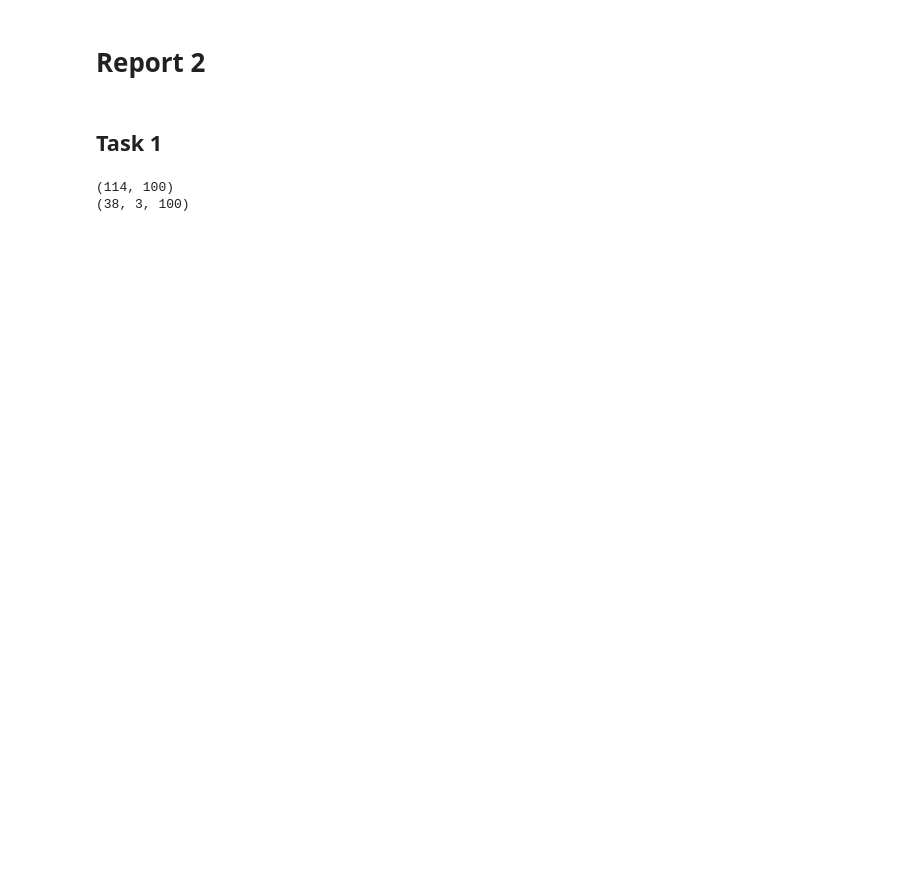
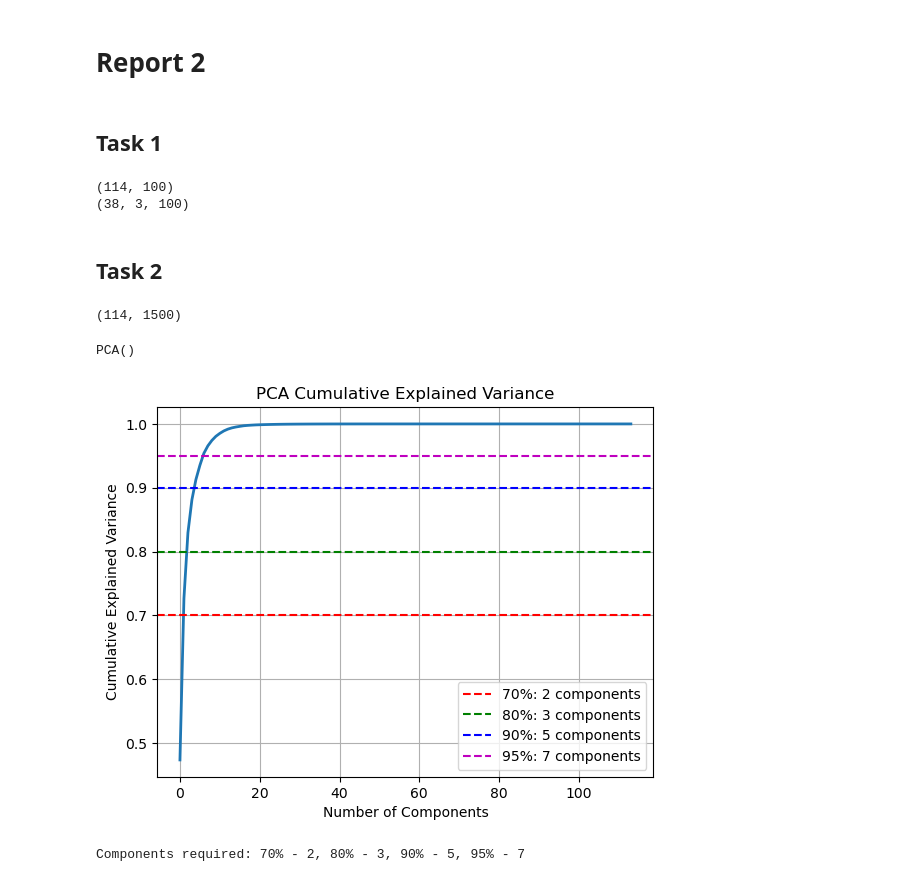
Before and after one commit to Rohan-Pandey1729/AMATH482, a Jupyter notebook: Report 2/Code.ipynb, the cells around one changed output. Cells and saved outputs as stored; diff of their text form; code cells hidden in the pictures; blank space fills up the shorter version.

Commit message:
Finished Tasks 1 and 2

```diff
--- a/Report 2/Code.ipynb
+++ b/Report 2/Code.ipynb
@@ -63,3 +63,53 @@ images[0].save(filename + '.gif', save_all=True, append_images=images[1:], durat
 
 for n in range(1, xyz.shape[2]):
     os.remove(f"{n}.png")
+# %% [markdown]
+## Task 2
+# %%
+from sklearn.decomposition import PCA
+import glob
+
+movements = ["jumping", "running", "walking"]
+
+X_train = []
+for movement in movements:
+    files = sorted(glob.glob(f'hw2data/train/{movement}_*.npy'))
+    for file in files:
+        data = np.load(file)
+        X_train.append(data)
+X_train = np.hstack(X_train) # (114, 1500)
+
+print(X_train.shape)
+
+X = X_train.T
+
+
+pca1 = PCA()
+pca1.fit(X)
+# %% [output]
+(114, 1500)
+PCA()
+# %%
+cumulative_var = np.cumsum(pca1.explained_variance_ratio_)
+
+# Remember you need to find the explained variance ratio to determine how much of the total variance is captured/explained by each component
+
+thresholds = [0.7, 0.8, 0.9, 0.95]
+k_values = [np.argmax(cumulative_var >= t) + 1 for t in thresholds]
+
+plt.figure()
+plt.plot(cumulative_var, linewidth=2)
+colors = ['r', 'g', 'b', 'm']
+for t, k, c in zip(thresholds, k_values, colors):
+    plt.axhline(y=t, color=c, linestyle='--', label=f'{int(t*100)}%: {k} components')
+plt.xlabel('Number of Components')
+plt.ylabel('Cumulative Explained Variance')
+plt.legend()
+plt.grid()
+plt.title('PCA Cumulative Explained Variance')
+plt.show()
+
+print(f"Components required: 70% - {k_values[0]}, 80% - {k_values[1]}, 90% - {k_values[2]}, 95% - {k_values[3]}")
+# %% [output]
+[figure, added]
+Components required: 70% - 2, 80% - 3, 90% - 5, 95% - 7
```
Also changed, not shown: parts of 3 cells of this notebook.
